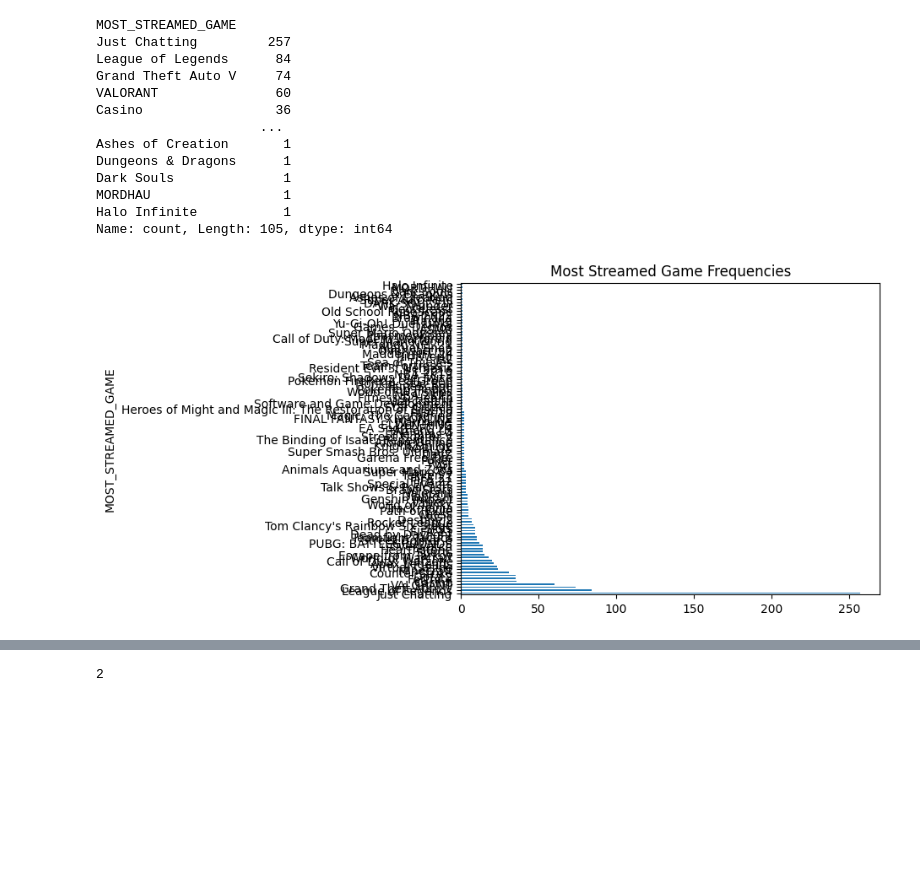
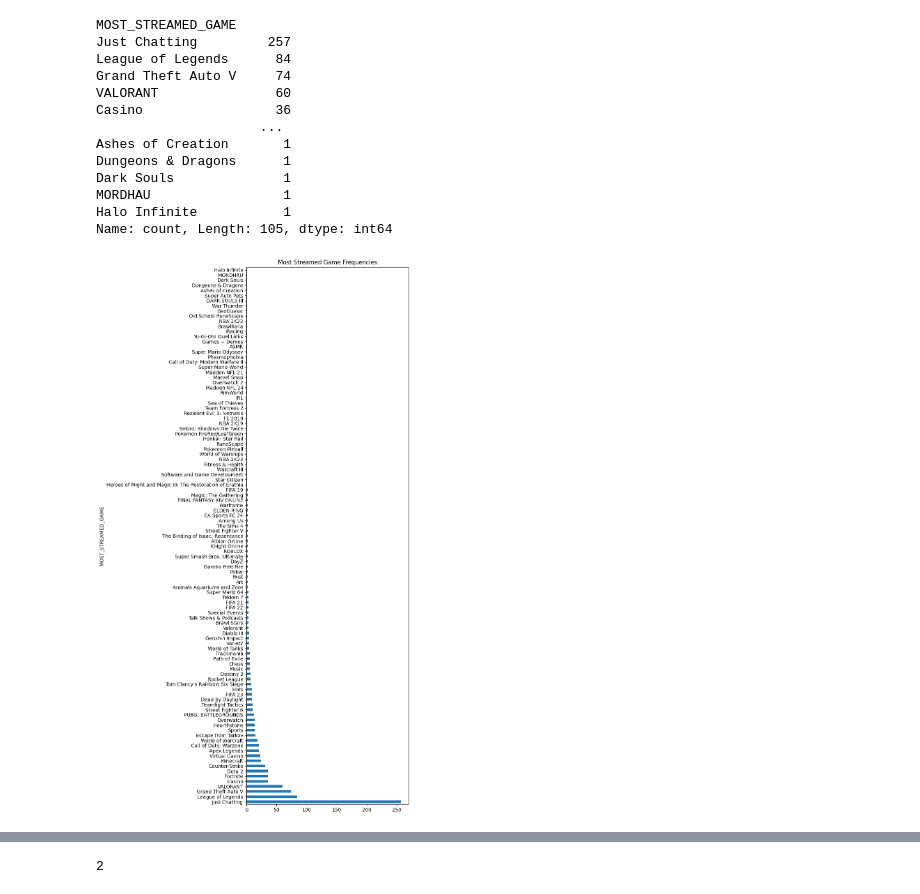
Before and after one commit to Mu5enna/Top1000TwitchStreamer_DataAnalysis, a Jupyter notebook: analysis.ipynb, the cells around one changed output, grey strips where cells are left out. Drawn from its saved outputs; the diff is of its cells as text; code cells hidden in the pictures; blank space fills up the shorter version.

Commit message:
updated graph figures

```diff
--- a/analysis.ipynb
+++ b/analysis.ipynb
@@ -130,9 +131,10 @@ MOST_ACTIVE_DAY                   0
 DAY_WITH_MOST_FOLLOWERS_GAINED    0
 dtype: int64
 # %%
-df = pd.read_csv("/content/dataset.csv")
+df = pd.read_csv("dataset.csv")
 k_df = df.select_dtypes(include=["object"])
-k_df.head(10)
+k_df = k_df.fillna("None")
+k_df
 # %% [output]
 |  | NAME | LANGUAGE | TYPE | MOST_STREAMED_GAME | SCND_MOST_STREAMED_GAME | MOST_ACTIVE_DAY | ... |
 | 0 | kaicenat | English | personality | Just Chatting | I'm Only Sleeping | Friday | ... |
@@ -256,7 +260,8 @@ MORDHAU                 1
 Halo Infinite           1
 Name: count, Length: 105, dtype: int64
 # %%
+plt.figure(figsize=(6,20))
 k_df["MOST_STREAMED_GAME"].value_counts().plot.barh().set_title("Most Streamed Game Frequencies");
 # %% [output]
-[figure, old version]
+[figure, new version]
 # %%
```
Also changed, not shown: parts of 15 cells of this notebook, 3 other files.
